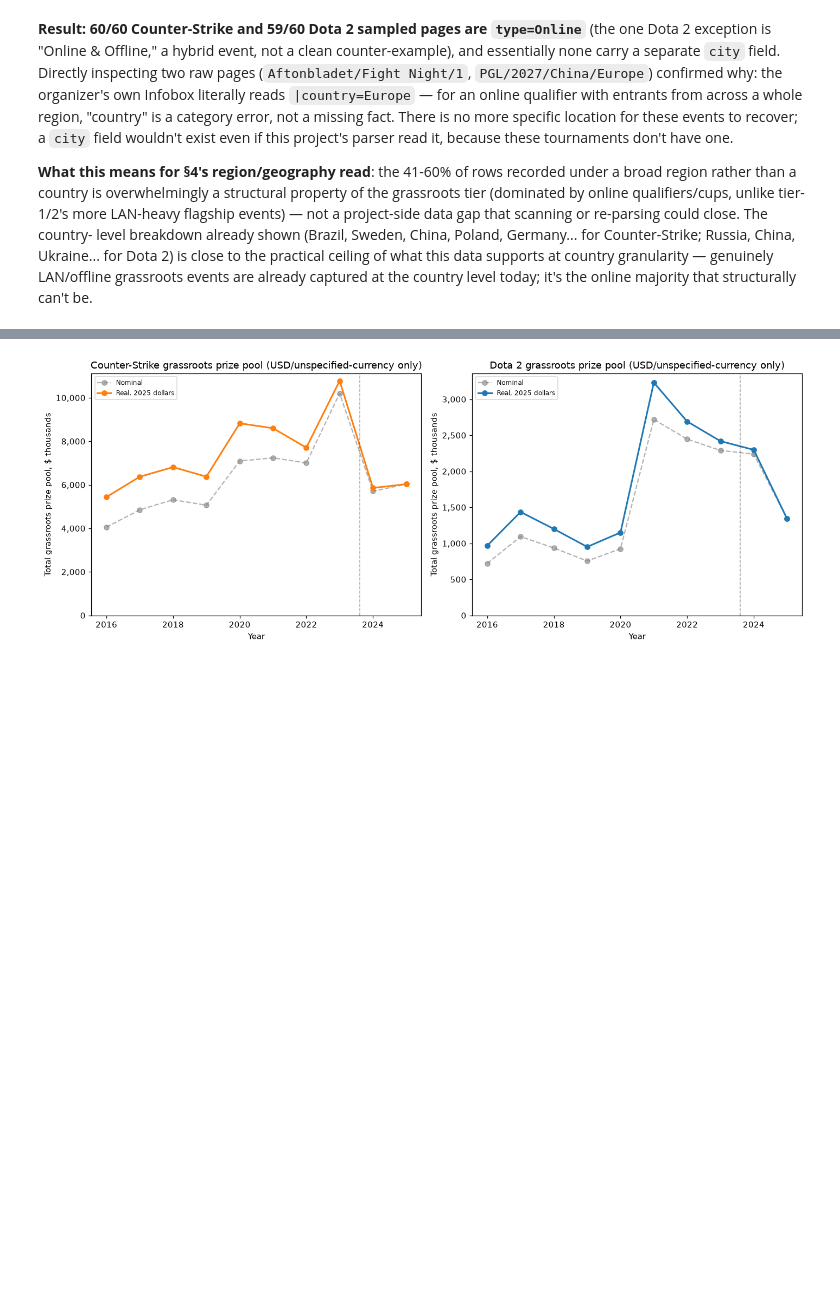
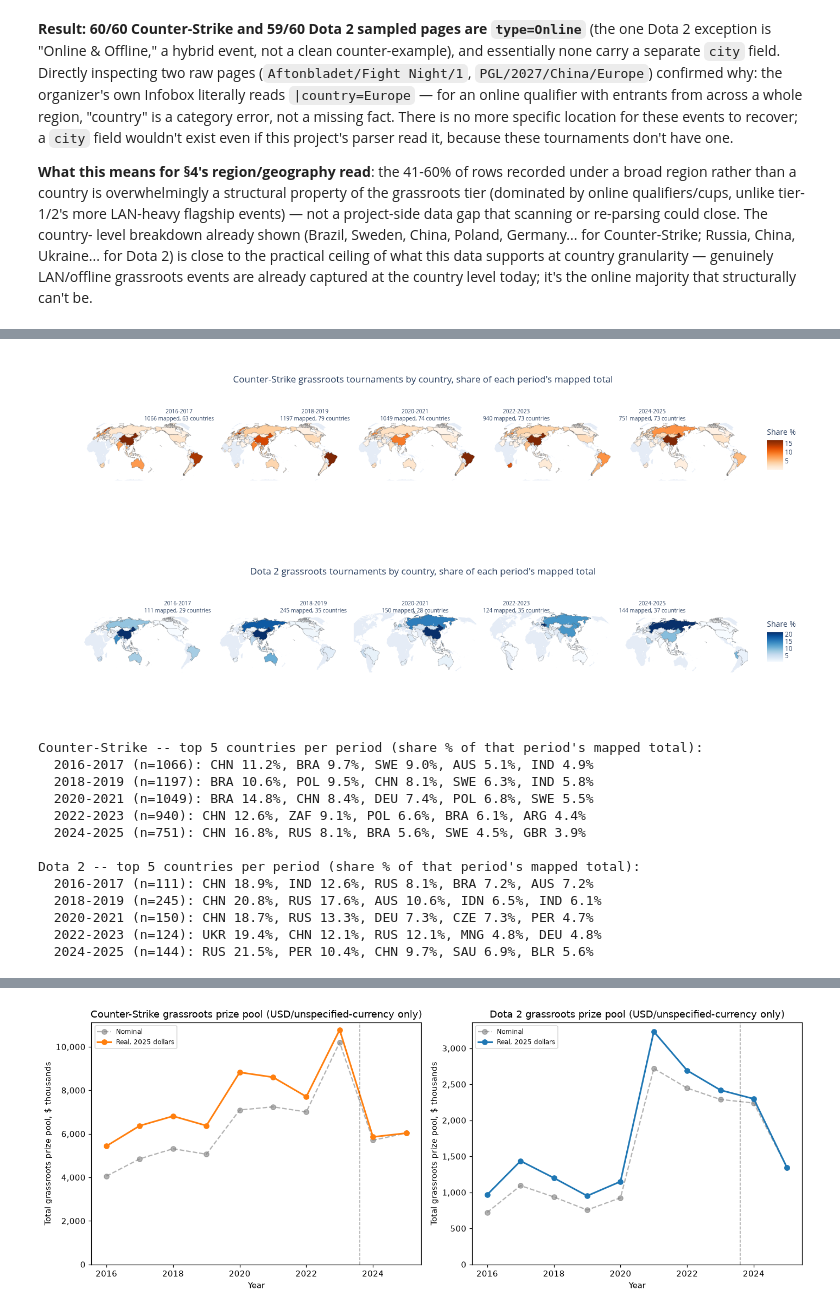
Before and after one commit to JacobH1994/fandomdatapuller, a Jupyter notebook: notebooks/grassroots_scene_comparison.ipynb, the cells around one changed output, grey strips where cells are left out. Drawn from its saved outputs; the diff is of its cells as text; code cells hidden in the pictures; blank space fills up the shorter version.

```diff
--- a/notebooks/grassroots_scene_comparison.ipynb
+++ b/notebooks/grassroots_scene_comparison.ipynb
@@ -551,0 +749,66 @@ level today; it's the online majority that structurally can't be.
+# %%
+def bin_shares(df, yr_lo, yr_hi):
+    sub = df[(df["yr"] >= yr_lo) & (df["yr"] <= yr_hi) & df["iso3"].notna()]
+    counts = sub.groupby("iso3").size().rename("n").reset_index()
+    counts["share_pct"] = counts["n"] / counts["n"].sum() * 100
+    return counts, sub["n" if "n" in sub.columns else "iso3"].shape[0] if False else len(sub)
+
+for title_id, filt, color, label in TITLES:
+    df = country_dfs[title_id]
+    fig = make_subplots(
+        rows=1, cols=5,
+        specs=[[{"type": "choropleth"}] * 5],
+        horizontal_spacing=0.02,
+    )
+    for i, (yr_lo, yr_hi) in enumerate(BINS):
+        shares, n = bin_shares(df, yr_lo, yr_hi)
+        fig.add_trace(
+            go.Choropleth(
+                locations=shares["iso3"], z=shares["share_pct"],
+                locationmode="ISO-3", colorscale="Oranges" if title_id == "counter_strike" else "Blues",
+                showscale=(i == 4), marker_line_width=0.3,
+                colorbar=dict(title="Share %", len=0.7) if i == 4 else None,
+                hovertemplate="%{location}: %{z:.1f}%<extra></extra>",
+            ),
+            row=1, col=i + 1,
+        )
+        geo_key = "geo" if i == 0 else f"geo{i + 1}"
+        dom = fig.layout[geo_key].domain
+        fig.add_annotation(
+            text=f"{yr_lo}-{yr_hi}<br>{n} mapped, {shares['iso3'].nunique()} countries",
+            xref="paper", yref="paper",
+            x=(dom.x[0] + dom.x[1]) / 2, y=dom.y[1] + 0.05,
+            showarrow=False, font=dict(size=10),
+        )
+    fig.update_geos(showframe=False, showcoastlines=False, projection_type="natural earth")
+    fig.update_layout(
+        height=320, width=1400,
+        title_text=f"{label} grassroots tournaments by country, share of each period's mapped total",
+        title_x=0.5,
+    )
+    fig.show()
+
+for title_id, filt, color, label in TITLES:
+    df = country_dfs[title_id]
+    print(f"\n{label} -- top 5 countries per period (share % of that period's mapped total):")
+    for yr_lo, yr_hi in BINS:
+        shares, n = bin_shares(df, yr_lo, yr_hi)
+        top5 = shares.sort_values("share_pct", ascending=False).head(5)
+        line = ", ".join(f"{r.iso3} {r.share_pct:.1f}%" for r in top5.itertuples())
+        print(f"  {yr_lo}-{yr_hi} (n={n}): {line}")
+# %% [output]
+[figure, added]
+[figure, added]
+Counter-Strike -- top 5 countries per period (share % of that period's mapped total):
+  2016-2017 (n=1066): CHN 11.2%, BRA 9.7%, SWE 9.0%, AUS 5.1%, IND 4.9%
+  2018-2019 (n=1197): BRA 10.6%, POL 9.5%, CHN 8.1%, SWE 6.3%, IND 5.8%
+  2020-2021 (n=1049): BRA 14.8%, CHN 8.4%, DEU 7.4%, POL 6.8%, SWE 5.5%
+  2022-2023 (n=940): CHN 12.6%, ZAF 9.1%, POL 6.6%, BRA 6.1%, ARG 4.4%
+  2024-2025 (n=751): CHN 16.8%, RUS 8.1%, BRA 5.6%, SWE 4.5%, GBR 3.9%
+
+Dota 2 -- top 5 countries per period (share % of that period's mapped total):
+  2016-2017 (n=111): CHN 18.9%, IND 12.6%, RUS 8.1%, BRA 7.2%, AUS 7.2%
+  2018-2019 (n=245): CHN 20.8%, RUS 17.6%, AUS 10.6%, IDN 6.5%, IND 6.1%
+  2020-2021 (n=150): CHN 18.7%, RUS 13.3%, DEU 7.3%, CZE 7.3%, PER 4.7%
+  2022-2023 (n=124): UKR 19.4%, CHN 12.1%, RUS 12.1%, MNG 4.8%, DEU 4.8%
+  2024-2025 (n=144): RUS 21.5%, PER 10.4%, CHN 9.7%, SAU 6.9%, BLR 5.6%
```
Also changed, not shown: parts of 11 cells of this notebook, 2 other files.
